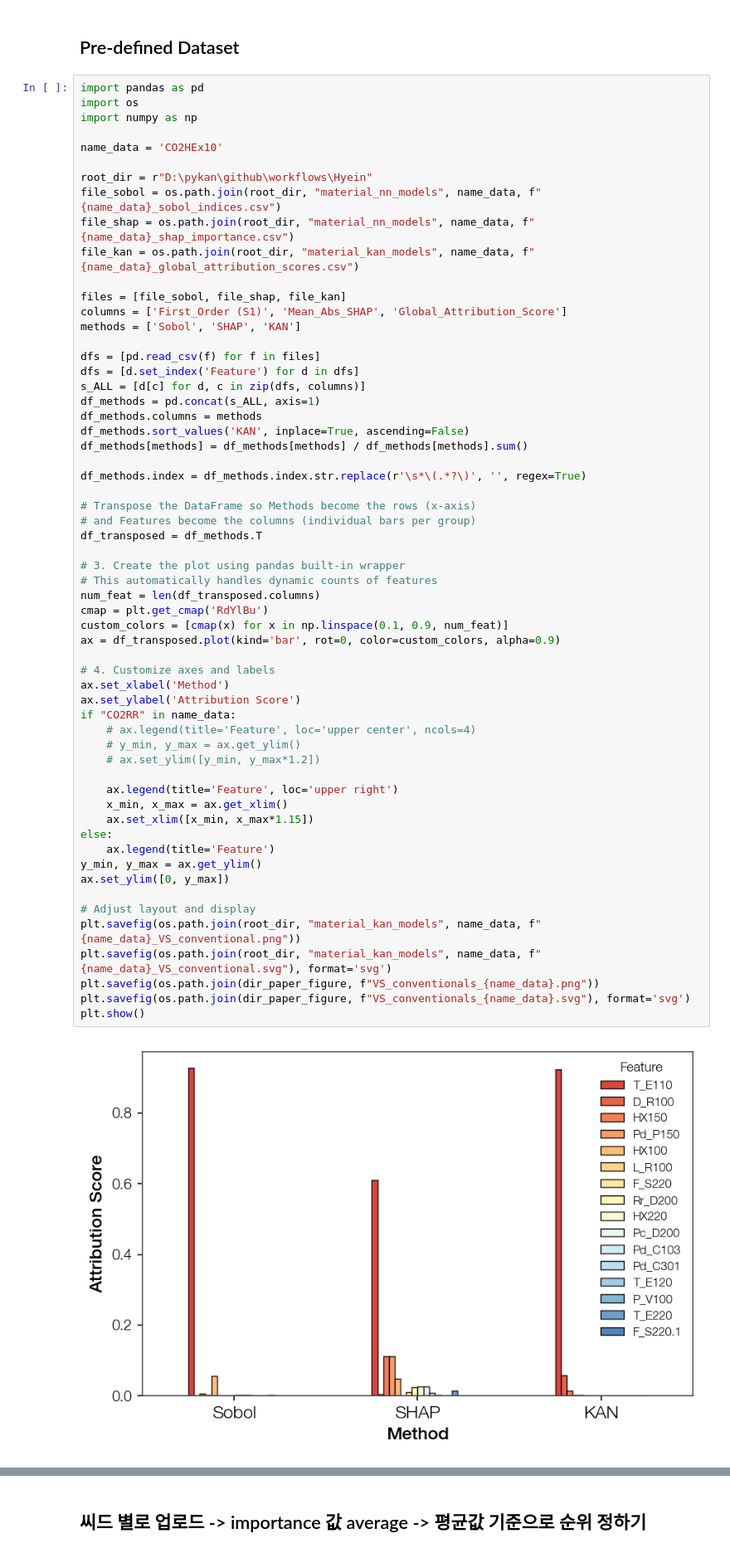
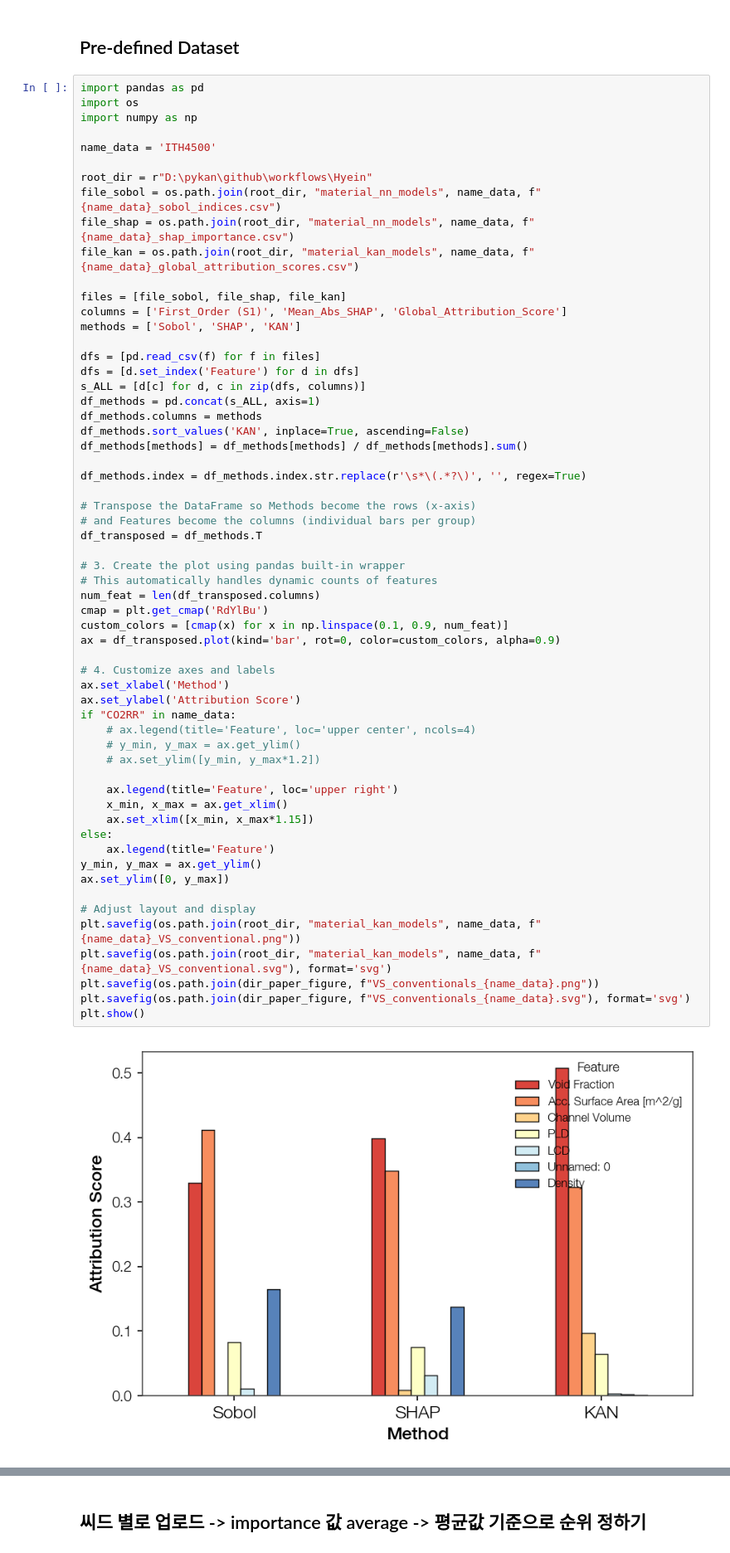
Before and after one commit to foodbanana/pykan, a Jupyter notebook: github/workflows/Hyein/plot_conventional.ipynb, the cells around one changed output, grey strips where cells are left out. Shown at 83% size. Saved outputs shown, nothing was run; the diff lists cells and outputs as text.

Commit message:
Isotherm data with the conventional

```diff
--- a/github/workflows/Hyein/plot_conventional.ipynb
+++ b/github/workflows/Hyein/plot_conventional.ipynb
@@ -168,7 +168,7 @@ import pandas as pd
 import os
 import numpy as np
 
-name_data = 'CO2HEx10'
+name_data = 'ITH4500'
 
 root_dir = r"D:\pykan\github\workflows\Hyein"
 file_sobol = os.path.join(root_dir, "material_nn_models", name_data, f"{name_data}_sobol_indices.csv")
@@ -196,34 +196,34 @@ df_transposed = df_methods.T
 # 3. Create the plot using pandas built-in wrapper
 # This automatically handles dynamic counts of features
 num_feat = len(df_transposed.columns)
 cmap = plt.get_cmap('RdYlBu')
 custom_colors = [cmap(x) for x in np.linspace(0.1, 0.9, num_feat)]
 ax = df_transposed.plot(kind='bar', rot=0, color=custom_colors, alpha=0.9)
 
 # 4. Customize axes and labels
 ax.set_xlabel('Method')
 ax.set_ylabel('Attribution Score')
 if "CO2RR" in name_data:
     # ax.legend(title='Feature', loc='upper center', ncols=4)
     # y_min, y_max = ax.get_ylim()
     # ax.set_ylim([y_min, y_max*1.2])
 
     ax.legend(title='Feature', loc='upper right')
     x_min, x_max = ax.get_xlim()
     ax.set_xlim([x_min, x_max*1.15])
 else:
     ax.legend(title='Feature')
 y_min, y_max = ax.get_ylim()
 ax.set_ylim([0, y_max])
 
 # Adjust layout and display
 plt.savefig(os.path.join(root_dir, "material_kan_models", name_data, f"{name_data}_VS_conventional.png"))
 plt.savefig(os.path.join(root_dir, "material_kan_models", name_data, f"{name_data}_VS_conventional.svg"), format='svg')
 plt.savefig(os.path.join(dir_paper_figure, f"VS_conventionals_{name_data}.png"))
 plt.savefig(os.path.join(dir_paper_figure, f"VS_conventionals_{name_data}.svg"), format='svg')
 plt.show()
 # %% [output]
-[figure, old version]
+[figure, new version]
 # %%
 import pandas as pd
 import os
```
Also changed, not shown: 20 other files.
